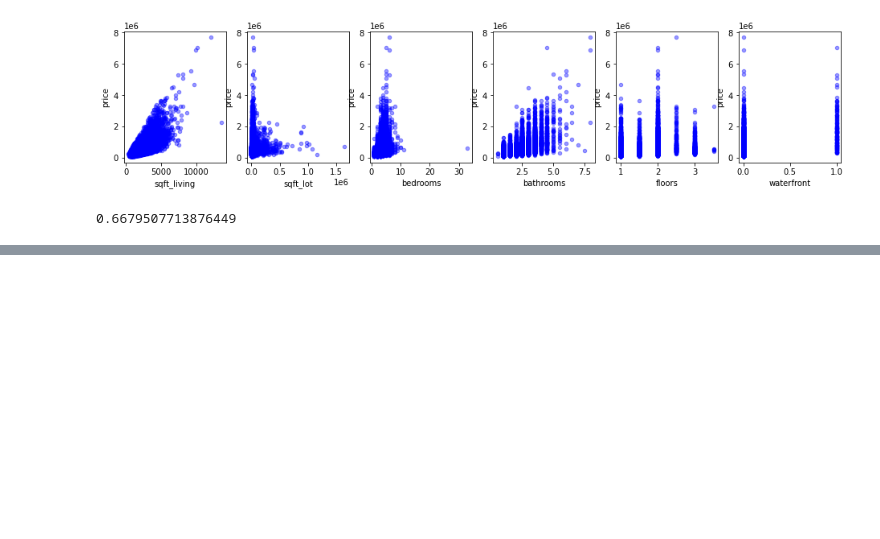
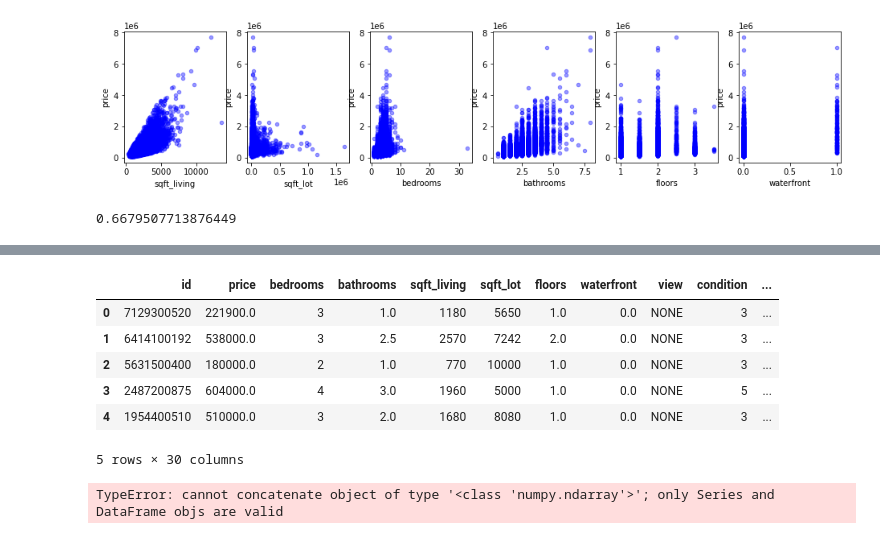
Before and after one commit to kangjw1208/King-Country-Real-Estate, a Jupyter notebook: Final-Copy1-Roger.ipynb, the cells around one changed output, grey strips where cells are left out. Saved outputs shown, nothing was run; the diff lists cells and outputs as text; code cells hidden in the pictures; blank space fills up the shorter version.

```diff
--- a/Final-Copy1-Roger.ipynb
+++ b/Final-Copy1-Roger.ipynb
@@ -214,0 +244,5 @@ strong multicollinearity or other numerical problems.
+# %%
+grade_num_train = housing_pred[['grade_num']]
+ohe_grade_num = OneHotEncoder(categories ='auto', sparse =False)
+ohe_grade_num.fit(grade_num_train)
+ohe_grade_num.categories_
@@ -214,0 +251,5 @@ strong multicollinearity or other numerical problems.
+# %%
+ohe_grade_num_encoded = ohe_grade_num.transform(grade_num_train)
+ohe_grade_num_encoded = pd.DataFrame(ohe_grade_num_encoded, columns = ohe_grade_num.categories_[0], index = housing_pred.index )
+housing_pred = pd.concat([housing_pred, ohe_grade_num_encoded], axis =1)
+housing_pred.values
@@ -214,0 +277,9 @@ strong multicollinearity or other numerical problems.
+# %%
+condition_ohe = housing_pred[['condition']]
+ohe = OneHotEncoder(categories="auto", sparse=False)
+cond_encoded_ohe = pd.DataFrame (ohe.fit_transform(condition_ohe))
+cond_encoded_ohe.columns = ohe.get_feature_names(['condition'])
+# %%
+housing_pred = housing_ols
+housing_pred = pd.concat([housing_ols, cond_encoded_ohe, ohe_grade_num_encoded], axis = 1)
+# housing_pred.drop('condition', axis = 1, inplace=True)
@@ -214,0 +291,17 @@ strong multicollinearity or other numerical problems.
+# %%
+housing_pred.head()
+# %% [output]
+|  | id | price | bedrooms | bathrooms | sqft_living | sqft_lot | floors | waterfront | view | condition | ... |
+| 0 | 7129300520 | 221900.0 | 3 | 1.0 | 1180 | 5650 | 1.0 | 0.0 | NONE | 3 | ... |
+| 1 | 6414100192 | 538000.0 | 3 | 2.5 | 2570 | 7242 | 2.0 | 0.0 | NONE | 3 | ... |
+| 2 | 5631500400 | 180000.0 | 2 | 1.0 | 770 | 10000 | 1.0 | 0.0 | NONE | 3 | ... |
+| 3 | 2487200875 | 604000.0 | 4 | 3.0 | 1960 | 5000 | 1.0 | 0.0 | NONE | 5 | ... |
+| 4 | 1954400510 | 510000.0 | 3 | 2.0 | 1680 | 8080 | 1.0 | 0.0 | NONE | 3 | ... |
+5 rows × 30 columns
+# %%
+housing_pred = pd.concat([housing_pred, view_encoded], axis = 1)
+housing_pred.head()
+housing_pred.rename(columns={"AVERAGE": "view_avg", "EXCELLENT": "view_excel", "FAIR": "view_fair", "GOOD": "view_good", "NONE": "view_no"}, inplace=True)
+housing_pred.drop('view', axis = 1, inplace=True)
+# %% [output]
+TypeError: cannot concatenate object of type '<class 'numpy.ndarray'>'; only Series and DataFrame objs are valid
```
Also changed, not shown: parts of 10 cells of this notebook.
